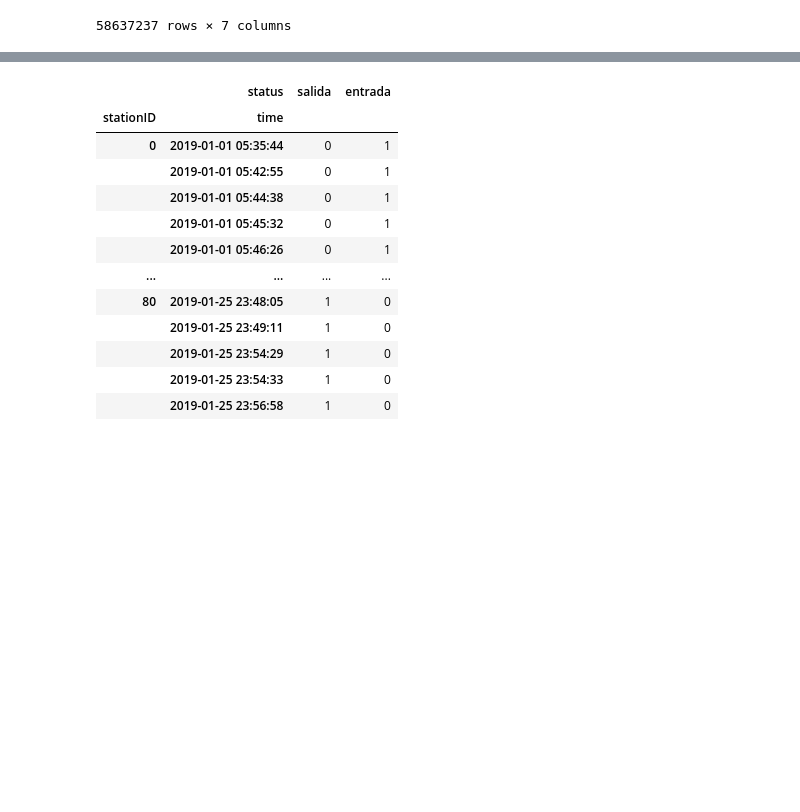
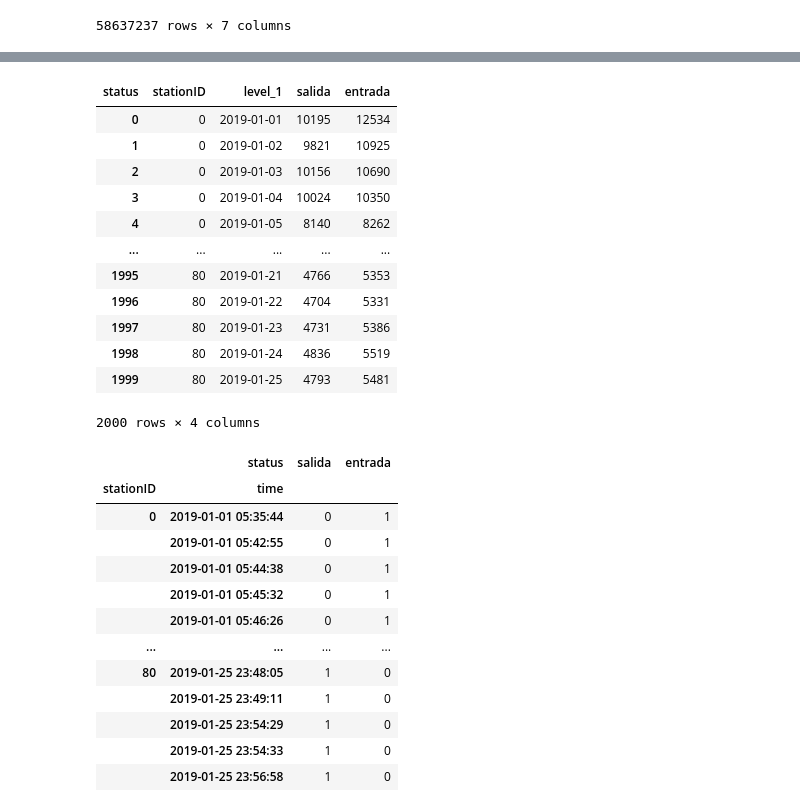
Before and after one commit to quiquecueto/TFM-Intelligent-Systems, a Jupyter notebook: TFM_project.ipynb, the cells around one changed output, grey strips where cells are left out. Saved outputs shown, nothing was run; the diff lists cells and outputs as text; code cells hidden in the pictures; blank space fills up the shorter version.

```diff
--- a/TFM_project.ipynb
+++ b/TFM_project.ipynb
@@ -182 +181,3 @@ df_agrupado.corr()
+# %%
+df_agrupado = records.set_index('time')
 # %%
@@ -185,5 +186,3 @@ test_in_out.rename(columns={0: 'salida', 1: 'entrada'}, inplace=True)
-# %%
-records.reset_index(inplace=True)
 # %%
 records
 # %% [output]
@@ -201,9 +200,9 @@ records
 | 58637236 | 2019-01-25 23:59:53 | B | 25 | 1278 | 0 | C682e53e890702126c7fce540cb1aa120 | 2 |
 58637237 rows × 7 columns
 # %%
-records.set_index('time', inplace=True)
-grupos_estacion = records.groupby('stationID')
-for estacion, datos in grupos_estacion:
+'''records.set_index('time', inplace=True)
+df_agrupado = records.set_index('time').groupby('stationID')
+for estacion, datos in df_agrupado:
     print(f"Estación {estacion}:")
-    print(datos)
+    print(datos)'''
 # %% [output]
@@ -250,2 +237,19 @@ resultados
+# %%
+df_agrupado.reset_index(inplace=True)
+df_agrupado
+# %% [output]
+| status | stationID | level_1 | salida | entrada |
+| 0 | 0 | 2019-01-01 | 10195 | 12534 |
+| 1 | 0 | 2019-01-02 | 9821 | 10925 |
+| 2 | 0 | 2019-01-03 | 10156 | 10690 |
+| 3 | 0 | 2019-01-04 | 10024 | 10350 |
+| 4 | 0 | 2019-01-05 | 8140 | 8262 |
+| ... | ... | ... | ... | ... |
+| 1995 | 80 | 2019-01-21 | 4766 | 5353 |
+| 1996 | 80 | 2019-01-22 | 4704 | 5331 |
+| 1997 | 80 | 2019-01-23 | 4731 | 5386 |
+| 1998 | 80 | 2019-01-24 | 4836 | 5519 |
+| 1999 | 80 | 2019-01-25 | 4793 | 5481 |
+2000 rows × 4 columns
 # %%
 #test_in_out = records.groupby(['stationID', records.index.date, records.index.hour, 'status'])['userID'].count().unstack(fill_value=0)
```
Also changed, not shown: parts of 34 cells of this notebook.
